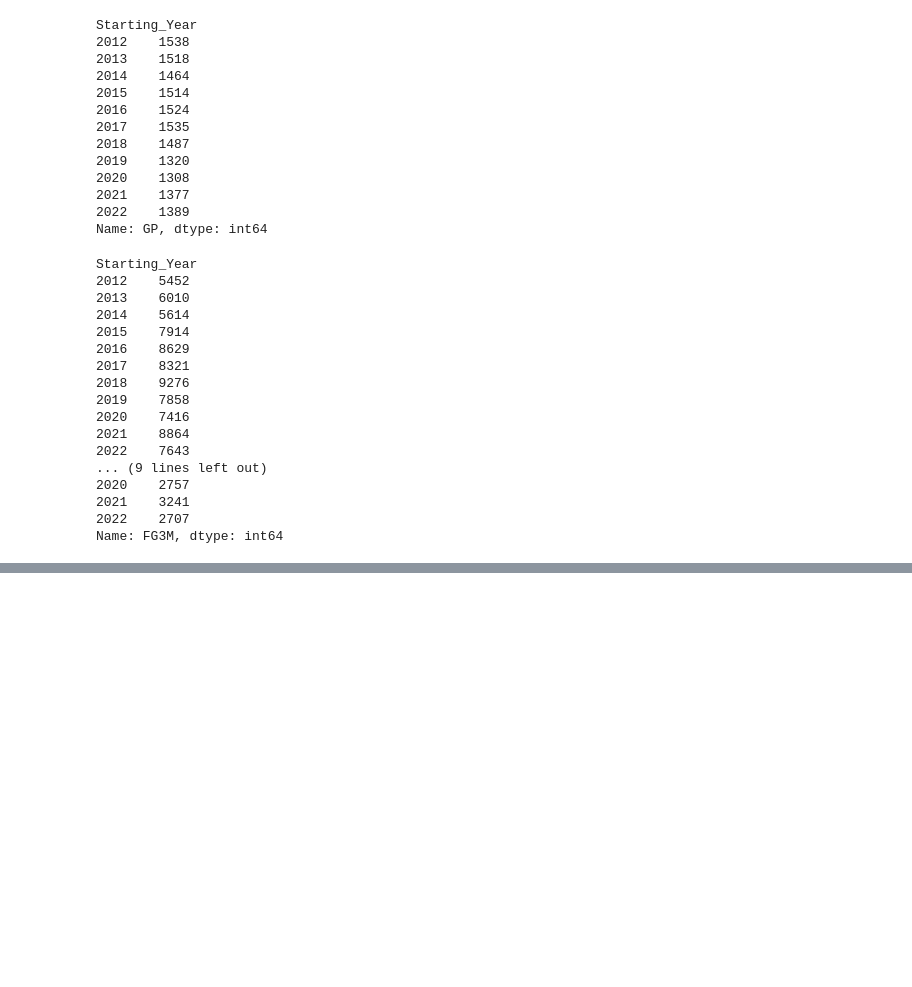
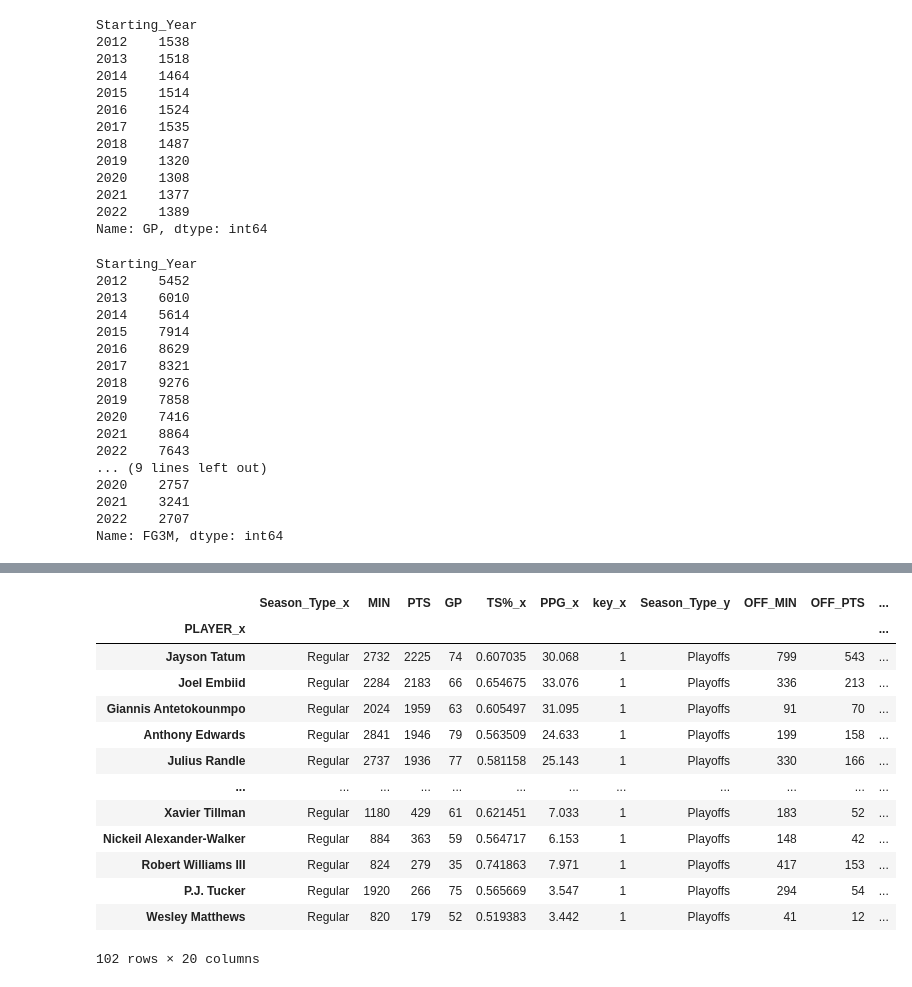
Before and after one commit to lipecorradini/nba_data_analysis, a Jupyter notebook: analysis.ipynb, the cells around one changed output, grey strips where cells are left out. Saved outputs shown, nothing was run; the diff lists cells and outputs as text; code cells hidden in the pictures; blank space fills up the shorter version.

Commit message:
playoffs comparison completed

```diff
--- a/analysis.ipynb
+++ b/analysis.ipynb
@@ -232,0 +304,11 @@ fig.show()
+# %%
+# Selecting desired data from 2021 regular season
+comp_regular_season = regular_season_data[['Season_Type', 'PLAYER_ID','PLAYER' ,'MIN', 'PTS', 'FGA', 'FTA', 'GP', 'Starting_Year']]
+comp_regular_season = comp_regular_season[comp_regular_season['Starting_Year'] == '2022']
+
+comp_regular_season[['PTS', 'FGA', 'FTA']].astype(int)
+
+comp_regular_season['TS%'] = (comp_regular_season['PTS']/(2*(comp_regular_season['FGA'] + 0.44 *comp_regular_season['FTA'] )))
+comp_regular_season['PPG'] = round((comp_regular_season['PTS']/comp_regular_season['GP']),3)
+comp_regular_season.dropna(subset=['TS%'], inplace=True)
+comp_regular_season
@@ -232,0 +329,14 @@ fig.show()
+# %%
+# Selecting desired data from 2021 playoffs
+comp_playoffs = playoffs_data[['Season_Type', 'PLAYER_ID','PLAYER' ,'MIN', 'PTS', 'FGA', 'FTA', 'GP', 'Starting_Year']]
+comp_playoffs = comp_playoffs[comp_playoffs['Starting_Year'] == '2022']
+
+comp_playoffs[['PTS', 'FGA', 'FTA']].astype(int)
+
+comp_playoffs['TS%'] = (comp_playoffs['PTS']/(2*(comp_playoffs['FGA'] + 0.44 *comp_playoffs['FTA'] )))
+comp_playoffs['PPG'] = round((comp_playoffs['PTS']/comp_playoffs['GP']),3)
+comp_playoffs.dropna(subset=['TS%'], inplace=True)
+comp_playoffs.rename(
+    columns={'MIN':'OFF_MIN', 'PTS':'OFF_PTS', 'FGA':'OFF_FGA', 'FTA':'OFF_FTA', 'GP':'OFF_GP'},
+    inplace=True)
+comp_playoffs
@@ -232,0 +357,24 @@ fig.show()
+# %%
+# Matching players and calculating the points differential between playoffs and regular season
+union = pd.merge(comp_regular_season.assign(key=1), comp_playoffs.assign(key=1),
+                 on='PLAYER_ID').drop(['PLAYER_ID', 'FGA', 'FTA','Starting_Year_x', 'PLAYER_y'], axis=1)
+union['TS%_diff'] = union['TS%_y'] - union['TS%_x']
+union['OFF_MPG'] = union['OFF_MIN']/union['OFF_GP']
+union = union[union['OFF_MPG'] > 20]
+union['PPG_diff'] = union['PPG_y'] - union['PPG_x']
+union.set_index('PLAYER_x')
+# %% [output]
+|  | Season_Type_x | MIN | PTS | GP | TS%_x | PPG_x | key_x | Season_Type_y | OFF_MIN | OFF_PTS | ... |
+| PLAYER_x |  |  |  |  |  |  |  |  |  |  | ... |
+| Jayson Tatum | Regular | 2732 | 2225 | 74 | 0.607035 | 30.068 | 1 | Playoffs | 799 | 543 | ... |
+| Joel Embiid | Regular | 2284 | 2183 | 66 | 0.654675 | 33.076 | 1 | Playoffs | 336 | 213 | ... |
+| Giannis Antetokounmpo | Regular | 2024 | 1959 | 63 | 0.605497 | 31.095 | 1 | Playoffs | 91 | 70 | ... |
+| Anthony Edwards | Regular | 2841 | 1946 | 79 | 0.563509 | 24.633 | 1 | Playoffs | 199 | 158 | ... |
+| Julius Randle | Regular | 2737 | 1936 | 77 | 0.581158 | 25.143 | 1 | Playoffs | 330 | 166 | ... |
+| ... | ... | ... | ... | ... | ... | ... | ... | ... | ... | ... | ... |
+| Xavier Tillman | Regular | 1180 | 429 | 61 | 0.621451 | 7.033 | 1 | Playoffs | 183 | 52 | ... |
+| Nickeil Alexander-Walker | Regular | 884 | 363 | 59 | 0.564717 | 6.153 | 1 | Playoffs | 148 | 42 | ... |
+| Robert Williams III | Regular | 824 | 279 | 35 | 0.741863 | 7.971 | 1 | Playoffs | 417 | 153 | ... |
+| P.J. Tucker | Regular | 1920 | 266 | 75 | 0.565669 | 3.547 | 1 | Playoffs | 294 | 54 | ... |
+| Wesley Matthews | Regular | 820 | 179 | 52 | 0.519383 | 3.442 | 1 | Playoffs | 41 | 12 | ... |
+102 rows × 20 columns
```
Also changed, not shown: parts of 17 cells of this notebook, 1 other file.
